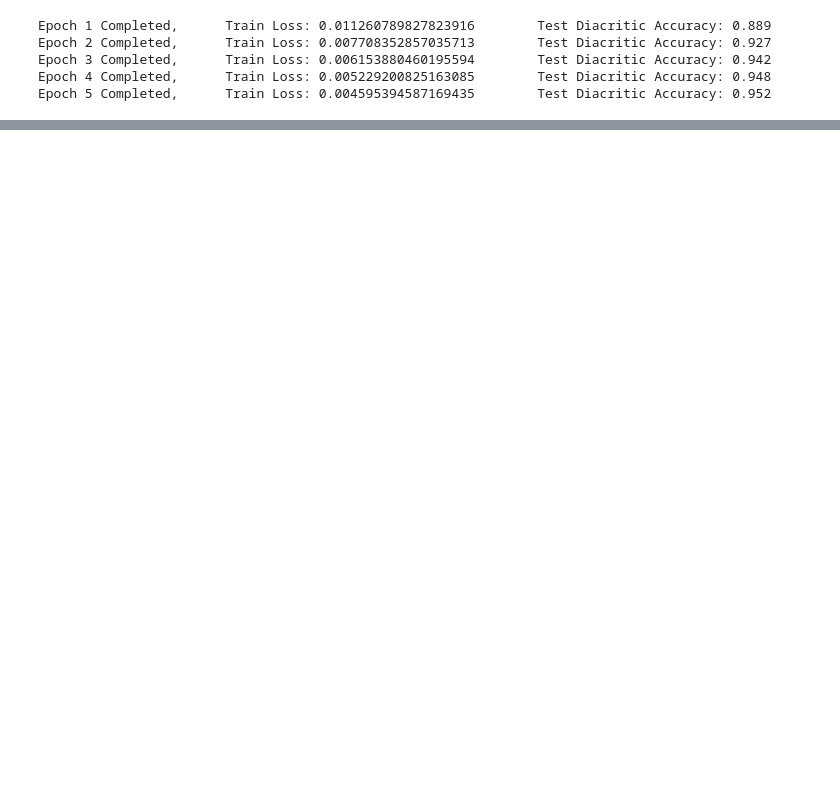
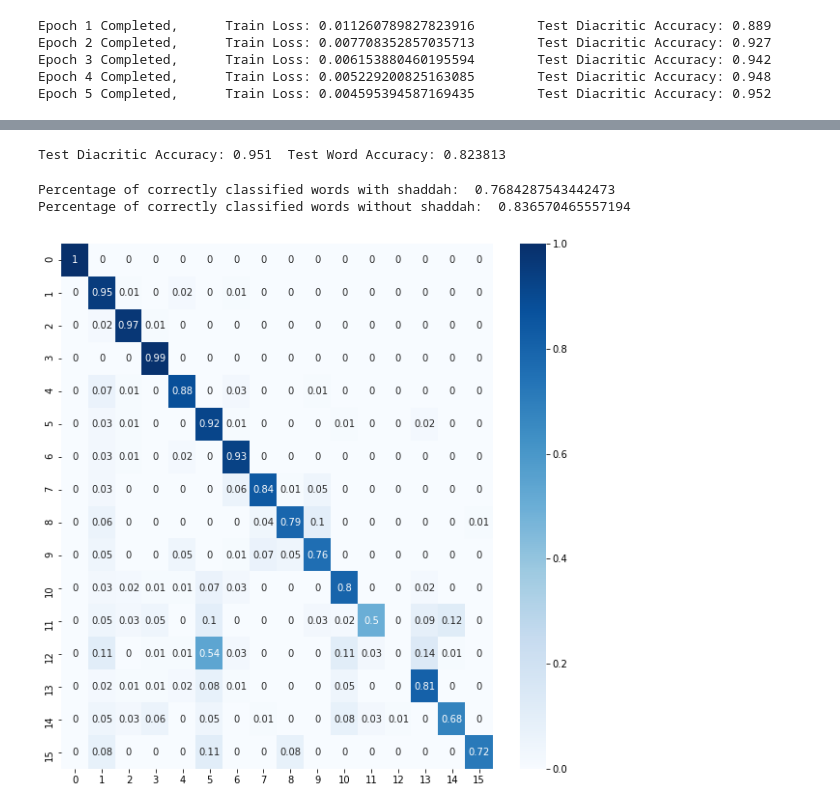
Before and after one commit to ranikh97/Automatic-Diacritization-Project-, a Jupyter notebook: NN_Training_Shaddah.ipynb, the cells around one changed output, grey strips where cells are left out. Saved outputs shown, nothing was run; the diff lists cells and outputs as text; code cells hidden in the pictures; blank space fills up the shorter version.

```diff
--- a/NN_Training_Shaddah.ipynb
+++ b/NN_Training_Shaddah.ipynb
@@ -20,6 +22,7 @@ from collections import Counter
 # %%
-train_dataset = DiacriticDatasetShaddah('Dataset_with_shaddah/train_cleaned_withshadda_215.txt','Dataset_with_shaddah/letter_to_id.pickle','Dataset_with_shaddah/id_to_letter.pickle','Dataset_with_shaddah/diacritic_to_id.pickle','Dataset_with_shaddah/id_to_diacritic.pickle','Dataset_with_shaddah/word_to_id.pickle','Dataset_with_shaddah/id_to_word.pickle')
-test_dataset = DiacriticDatasetShaddah('Dataset_with_shaddah/test_cleaned_withshadda_215.txt','Dataset_with_shaddah/letter_to_id.pickle','Dataset_with_shaddah/id_to_letter.pickle','Dataset_with_shaddah/diacritic_to_id.pickle','Dataset_with_shaddah/id_to_diacritic.pickle','Dataset_with_shaddah/word_to_id.pickle','Dataset_with_shaddah/id_to_word.pickle')
+train_dataset = DiacriticDatasetShaddah('Dataset_with_shaddah/train_cleaned_withshadda_215.txt','Dataset_with_shaddah/letter_to_id.pickle','Dataset_with_shaddah/id_to_letter.pickle','Dataset_with_shaddah/diacritic_to_id.pickle','Dataset_with_shaddah/id_to_diacritic.pickle','Dataset_with_shaddah/word_to_id.pickle','Dataset_with_shaddah/id_to_word.pickle','Dataset/diacritic_to_id.pickle','Dataset/id_to_diacritic.pickle')
+test_dataset = DiacriticDatasetShaddah('Dataset_with_shaddah/test_cleaned_withshadda_215.txt','Dataset_with_shaddah/letter_to_id.pickle','Dataset_with_shaddah/id_to_letter.pickle','Dataset_with_shaddah/diacritic_to_id.pickle','Dataset_with_shaddah/id_to_diacritic.pickle','Dataset_with_shaddah/word_to_id.pickle','Dataset_with_shaddah/id_to_word.pickle','Dataset/diacritic_to_id.pickle','Dataset/id_to_diacritic.pickle')
+val_dataset = DiacriticDatasetShaddah('Dataset_with_shaddah/val_cleaned_withshadda_215.txt','Dataset_with_shaddah/letter_to_id.pickle','Dataset_with_shaddah/id_to_letter.pickle','Dataset_with_shaddah/diacritic_to_id.pickle','Dataset_with_shaddah/id_to_diacritic.pickle','Dataset_with_shaddah/word_to_id.pickle','Dataset_with_shaddah/id_to_word.pickle','Dataset/diacritic_to_id.pickle','Dataset/id_to_diacritic.pickle')
 # %%
 train_dataloader = DataLoader(train_dataset)
 test_dataloader = DataLoader(test_dataset)
@@ -56,6 +60,7 @@ use_cuda = torch.cuda.is_available()
 device = torch.device("cuda:0" if use_cuda else "cpu")
 
 model = AutoDiacriticNet(LETTER_EMBEDDING_DIM,HIDDEN_DIM,letter_vocab_size,diacritic_vocab_size,None)
+model.load_state_dict(torch.load('Models/BasicNN_Shaddah'))
 
 if use_cuda:
     model.cuda()
@@ -65,6 +70,8 @@ optimizer = optim.Adam(model.parameters(), lr=0.001)
 acumulate_grad_steps = 64
 # %%
 def eval_test():
+    predictions = []
+    true_labels = []
     true_prediction = 0
     total = 0
     for batch_idx, input_data in enumerate(test_dataloader):
@@ -77,5 +84,8 @@ def eval_test():
         true_prediction += ((predicted==labels).sum()).item()
         total += letters.size()[1]
 
+        predictions += predicted.tolist()
+        true_labels += labels.tolist()
+
     Accuracy = true_prediction/total
-    return Accuracy
+    return Accuracy,predictions,true_labels
@@ -171,2 +193,69 @@ print(count/len(wrong_words))
 # %%
 torch.save(model.state_dict(), 'Models/BasicNN_Shaddah')
+# %%
+diacritic_accuracy,predictions,true = eval_test()
+word_accuracy = test_word_accuracy()
+print("Test Diacritic Accuracy: {:.3f}\tTest Word Accuracy: {:3f}".format(diacritic_accuracy,word_accuracy))
+# %% [output]
+Test Diacritic Accuracy: 0.951  Test Word Accuracy: 0.823813
+# %%
+true_shaddah = 0
+total_wordswithshadda = 0
+true_noshaddah = 0
+total_wordswithnoshadda = 0
+for batch_idx, input_data in enumerate(test_dataloader):
+
+    letters = input_data[0]
+    diacritics = input_data[1]
+    labels = diacritics[0].to(model.device)
+    probs = model(letters,None)
+    _, predicted = torch.max(probs.data, 1)
+    sentence = ''
+
+    for index,letter_id in enumerate(letters[0]):
+        letter = train_dataset.id_to_letter[letter_id.item()]
+        diacritic = train_dataset.id_to_diacritic[predicted[index].item()]
+        if letter_id==2:
+            sentence += " "
+            diacritic = ""
+        elif predicted[index] == 3:
+            diacritic = ""
+
+        sentence += (letter+diacritic)
+
+
+    true_words = input_data[2][0]
+    predicted_words = sentence.split()
+
+    for index,predicted_word in enumerate(predicted_words):
+        predicted_word_id = train_dataset.word_to_id.get(predicted_word,'NOT_FOUND')
+        true_word = train_dataset.id_to_word[true_words[index].item()]
+        if araby.strip_shadda(true_word) != true_word:
+            if predicted_word_id != 'NOT_FOUND':
+                if predicted_word_id == true_words[index]:
+                    true_shaddah+= 1
+
+            total_wordswithshadda += 1
+
+        else:
+            if predicted_word_id != 'NOT_FOUND':
+                if predicted_word_id == true_words[index]:
+                    true_noshaddah+= 1
+            total_wordswithnoshadda += 1
+
+
+percentage_shadda = true_shaddah/total_wordswithshadda
+percentage_noshadda = true_noshaddah/total_wordswithnoshadda
+print("Percentage of correctly classified words with shaddah: ",percentage_shadda)
+print("Percentage of correctly classified words without shaddah: ",percentage_noshadda)
+# %% [output]
+Percentage of correctly classified words with shaddah:  0.7684287543442473
+Percentage of correctly classified words without shaddah:  0.836570465557194
+# %%
+plt.figure(figsize=(10, 10))
+
+cm  = confusion_matrix(true,predictions,normalize='true').round(2)
+
+f = sns.heatmap(cm, annot=True,cmap='Blues')
+# %% [output]
+[figure, added]
```
Also changed, not shown: parts of 8 cells of this notebook, 11 other files.
